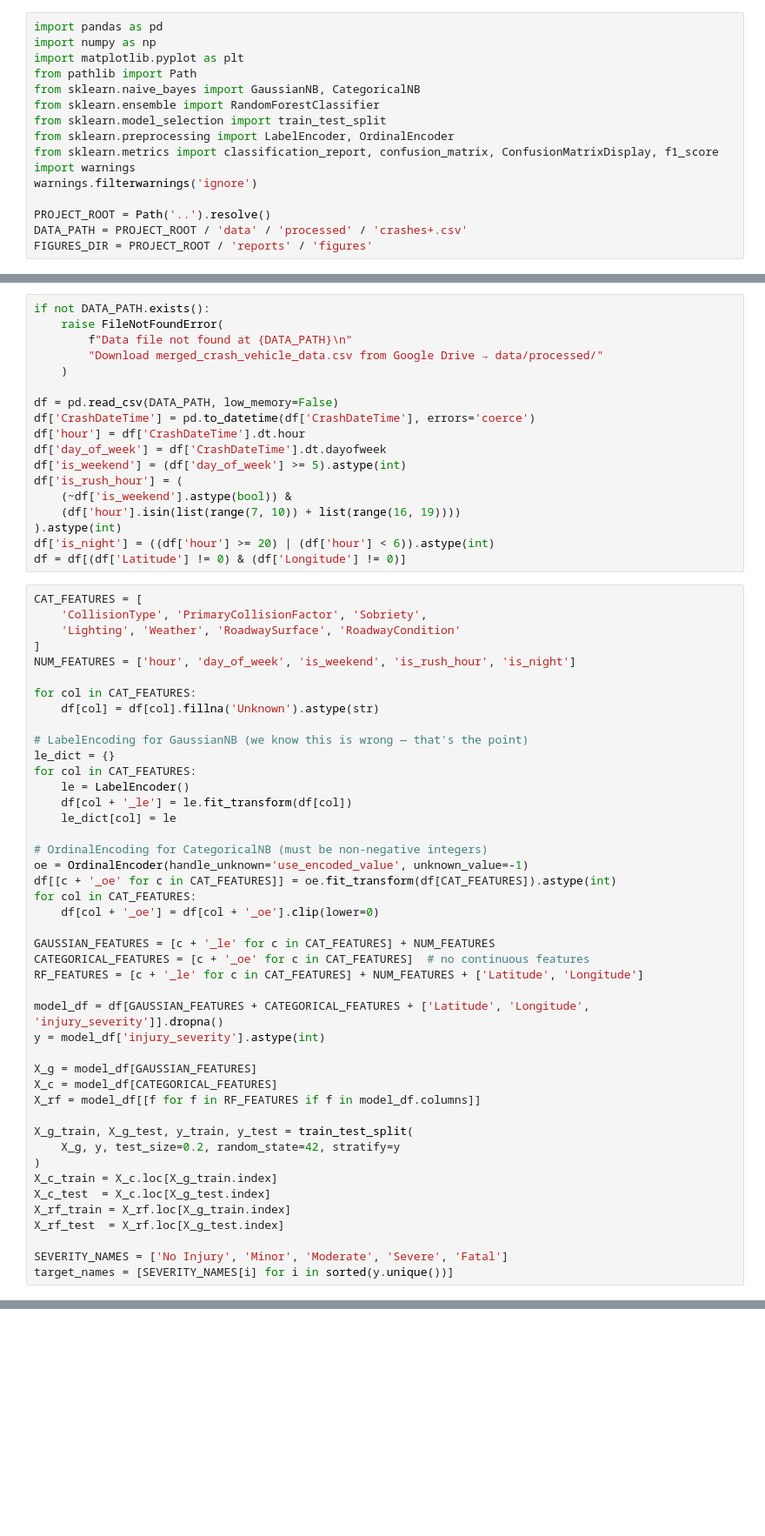
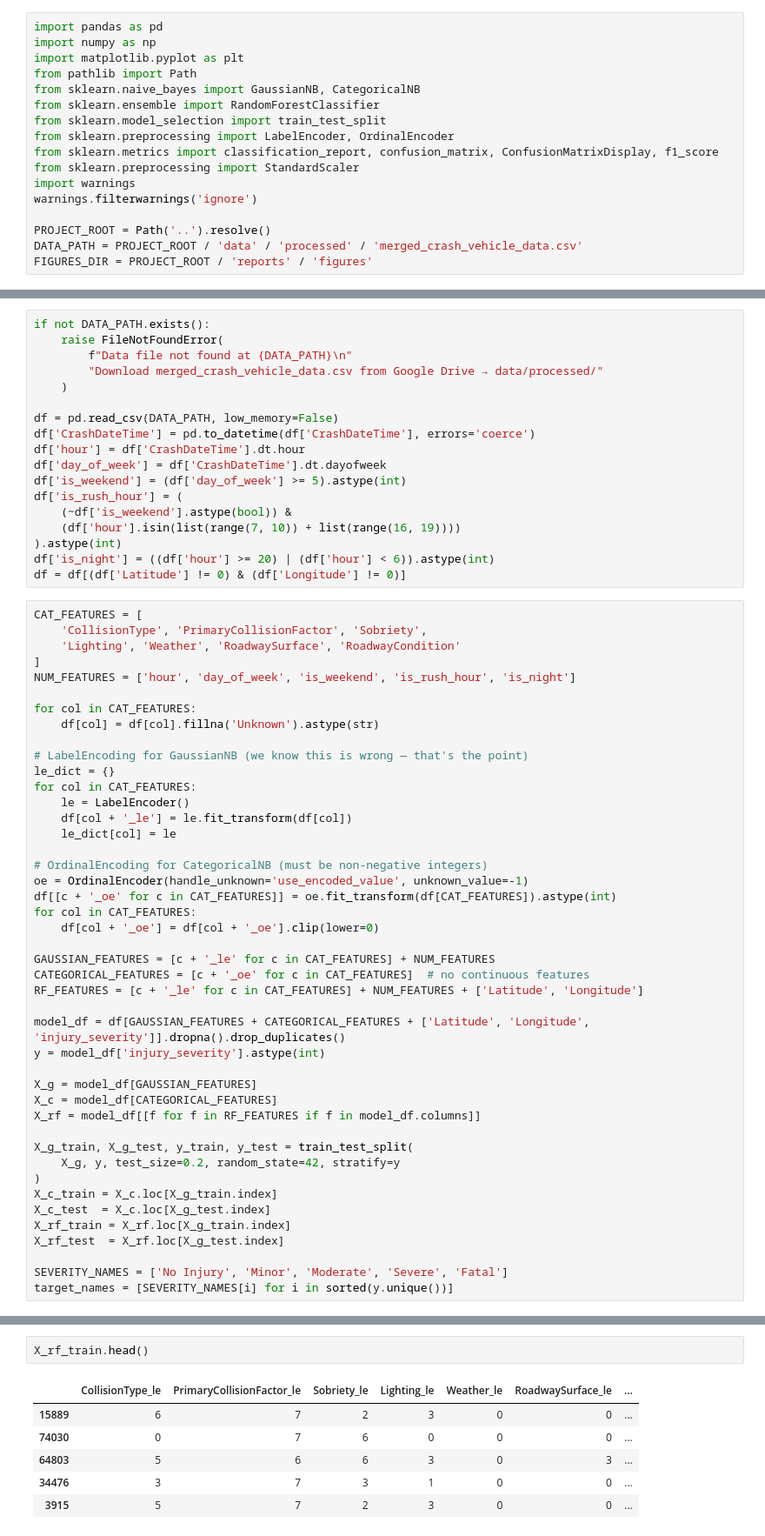
Before and after one commit to eugenelacatis/CMPE255_TrafficCrashSeverityIndicator, a Jupyter notebook: notebooks/05_naive_bayes_analysis.ipynb, the cells around one changed output, grey strips where cells are left out. Shown at 87% size. Saved outputs shown, nothing was run; the diff lists cells and outputs as text; blank space fills up the shorter version.

Commit message:
Undid update to use crashes+. Now using merged crash data. Removed duplicate rows

```diff
--- a/notebooks/05_naive_bayes_analysis.ipynb
+++ b/notebooks/05_naive_bayes_analysis.ipynb
@@ -8,11 +8,12 @@ from sklearn.ensemble import RandomForestClassifier
 from sklearn.model_selection import train_test_split
 from sklearn.preprocessing import LabelEncoder, OrdinalEncoder
 from sklearn.metrics import classification_report, confusion_matrix, ConfusionMatrixDisplay, f1_score
+from sklearn.preprocessing import StandardScaler
 import warnings
 warnings.filterwarnings('ignore')
 
 PROJECT_ROOT = Path('..').resolve()
-DATA_PATH = PROJECT_ROOT / 'data' / 'processed' / 'crashes+.csv'
+DATA_PATH = PROJECT_ROOT / 'data' / 'processed' / 'merged_crash_vehicle_data.csv'
 FIGURES_DIR = PROJECT_ROOT / 'reports' / 'figures'
 # %% [markdown]
 ## Why Naive Bayes is a Poor Choice for This Dataset
@@ -85,7 +86,7 @@ GAUSSIAN_FEATURES = [c + '_le' for c in CAT_FEATURES] + NUM_FEATURES
 CATEGORICAL_FEATURES = [c + '_oe' for c in CAT_FEATURES]  # no continuous features
 RF_FEATURES = [c + '_le' for c in CAT_FEATURES] + NUM_FEATURES + ['Latitude', 'Longitude']
 
-model_df = df[GAUSSIAN_FEATURES + CATEGORICAL_FEATURES + ['Latitude', 'Longitude', 'injury_severity']].dropna()
+model_df = df[GAUSSIAN_FEATURES + CATEGORICAL_FEATURES + ['Latitude', 'Longitude', 'injury_severity']].dropna().drop_duplicates()
 y = model_df['injury_severity'].astype(int)
 
 X_g = model_df[GAUSSIAN_FEATURES]
@@ -105,3 +116,12 @@ target_names = [SEVERITY_NAMES[i] for i in sorted(y.unique())]
+# %%
+X_rf_train.head()
+# %% [output]
+|  | CollisionType_le | PrimaryCollisionFactor_le | Sobriety_le | Lighting_le | Weather_le | RoadwaySurface_le | ... |
+| 15889 | 6 | 7 | 2 | 3 | 0 | 0 | ... |
+| 74030 | 0 | 7 | 6 | 0 | 0 | 0 | ... |
+| 64803 | 5 | 6 | 6 | 3 | 0 | 3 | ... |
+| 34476 | 3 | 7 | 3 | 1 | 0 | 0 | ... |
+| 3915 | 5 | 7 | 2 | 3 | 0 | 0 | ... |
 # %%
 gnb = GaussianNB()
 gnb.fit(X_g_train, y_train)
```
Also changed, not shown: parts of 6 cells of this notebook.
